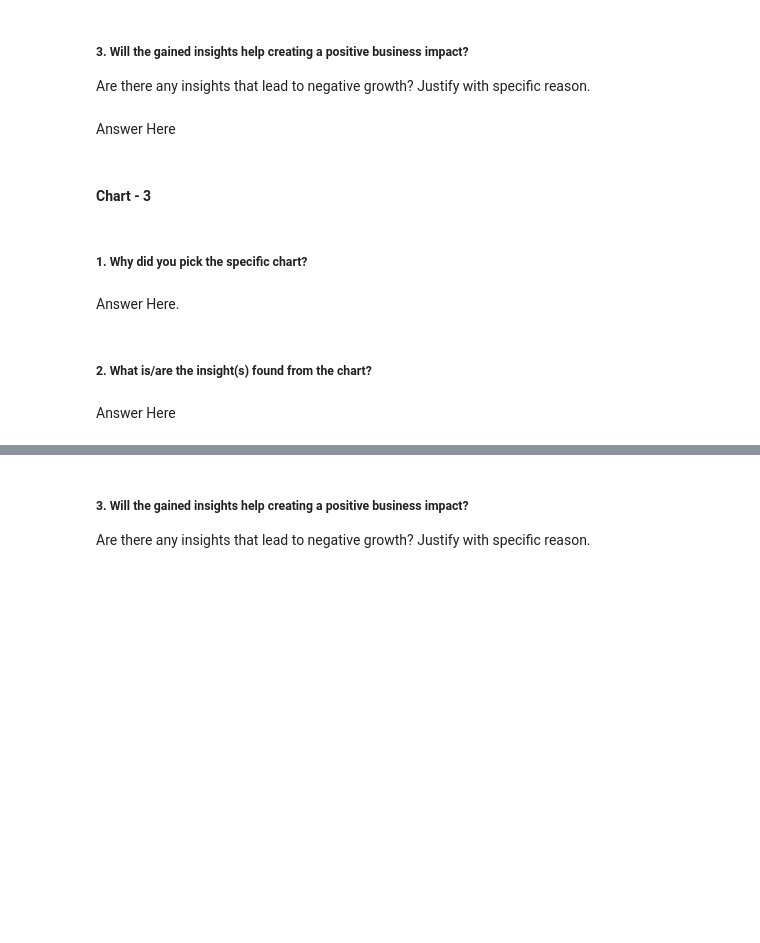
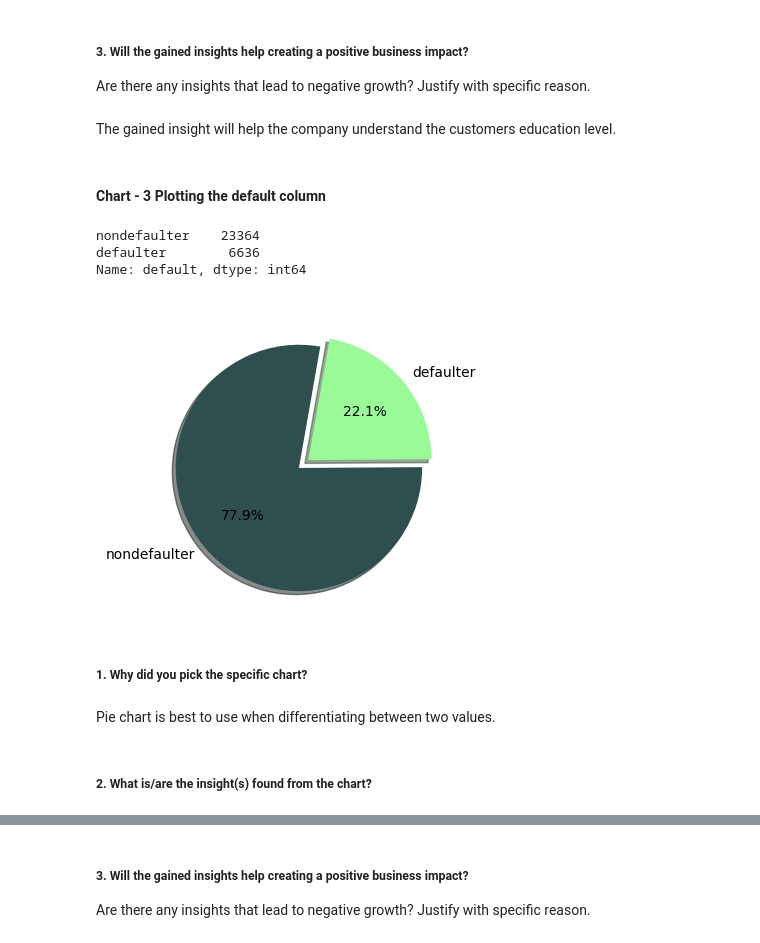
Before and after one commit to theuttammishra/Classification-Capstone, a Jupyter notebook: Credit_card_default_prediction.ipynb, the cells around one changed output, grey strips where cells are left out. Drawn from its saved outputs; the diff is of its cells as text; code cells hidden in the pictures; blank space fills up the shorter version.

```diff
--- a/Credit_card_default_prediction.ipynb
+++ b/Credit_card_default_prediction.ipynb
@@ -472,17 +496,28 @@ Answer Here
 # %% [markdown]
 ##### 3. Will the gained insights help creating a positive business impact?
 Are there any insights that lead to negative growth? Justify with specific reason.
-# %% [markdown]
-Answer Here
+# %% [markdown]
+The gained insight will help the company understand the customers education level.
 # %% [markdown]
-#### Chart - 3
+#### Chart - 3 Plotting the default column
 # %%
 # Chart - 3 visualization code
+df['default'].value_counts()
+# %% [output]
+nondefaulter    23364
+defaulter        6636
+Name: default, dtype: int64
+# %%
+# Plotting the values using
+plt.figure(figsize = (6,4))
+plt.pie(x= df['default'].value_counts(),explode=(0.1,0.0), colors = ['darkslategray', 'palegreen'], autopct='%1.1f%%', shadow=True,startangle = 80
+        ,labels = ['nondefaulter','defaulter'])
+plt.show()
+# %% [output]
+[figure, added]
 # %% [markdown]
 ##### 1. Why did you pick the specific chart?
-# %% [markdown]
-Answer Here.
+# %% [markdown]
+Pie chart is best to use when differentiating between two values.
 # %% [markdown]
 ##### 2. What is/are the insight(s) found from the chart?
-# %% [markdown]
-Answer Here
```
Also changed, not shown: parts of 97 cells of this notebook.
